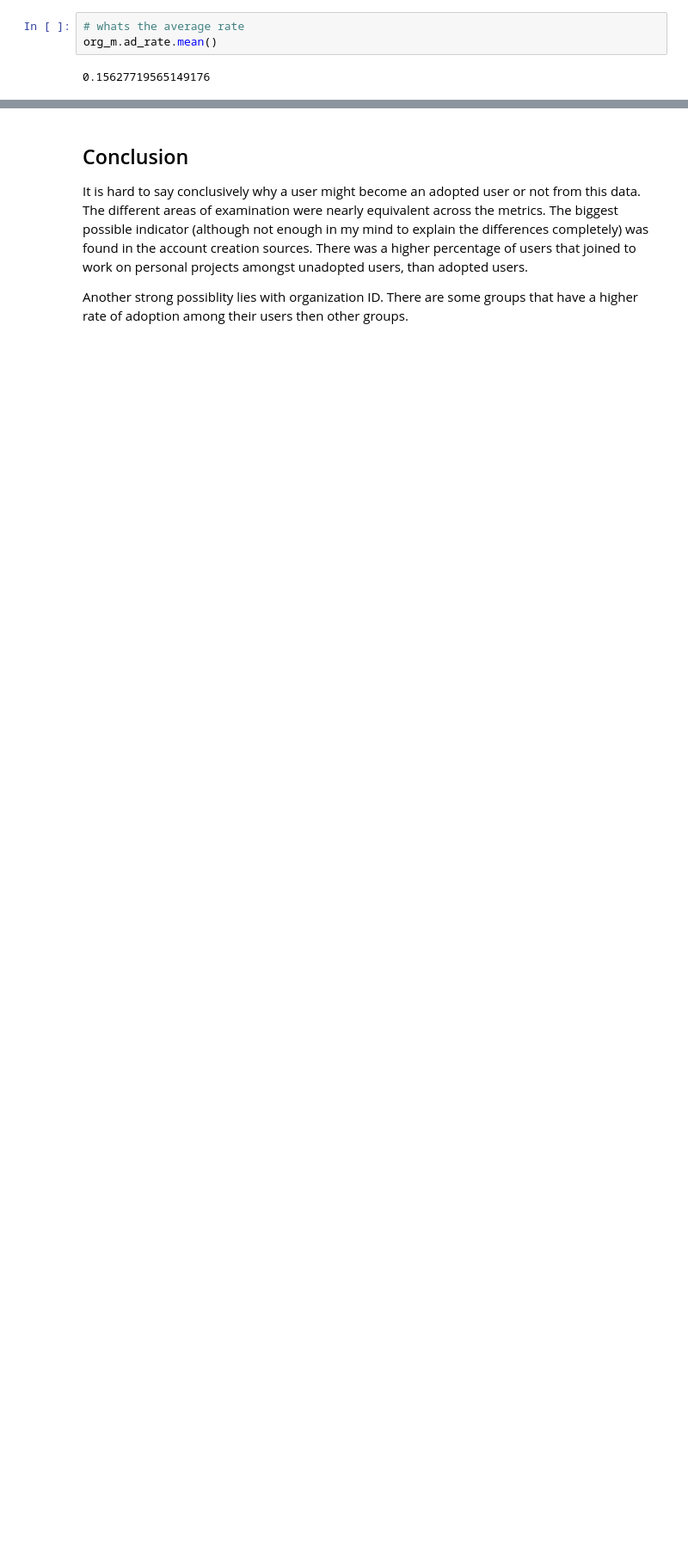
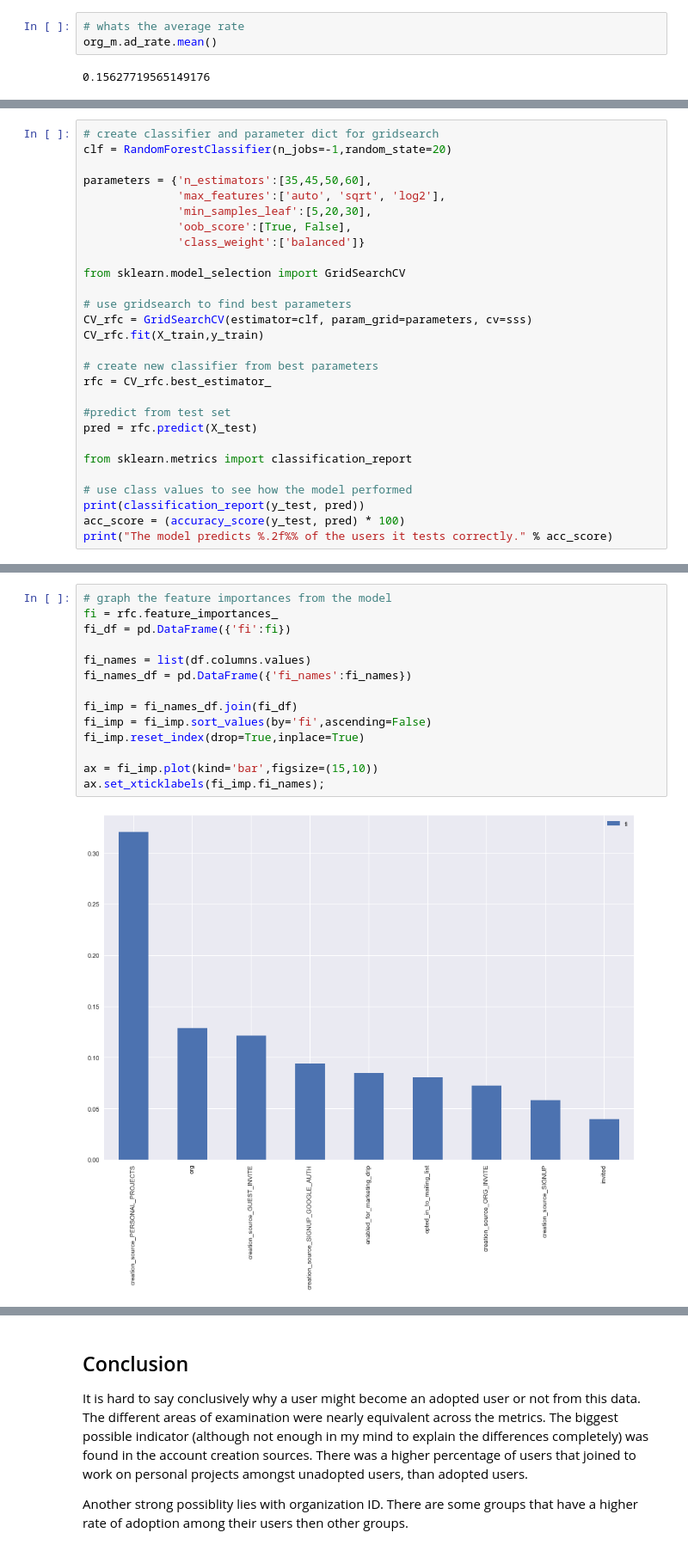
Before and after one commit to MPhillips55/Take_Home_Questions, a Jupyter notebook: relax_challenge/Relax Data Science Challenge.ipynb, the cells around one changed output, grey strips where cells are left out. Shown at 86% size. Cells and saved outputs as stored; diff of their text form; blank space fills up the shorter version.

```diff
--- a/relax_challenge/Relax Data Science Challenge.ipynb
+++ b/relax_challenge/Relax Data Science Challenge.ipynb
@@ -296,0 +375,28 @@ About 16%.
+# %%
+# create classifier and parameter dict for gridsearch
+clf = RandomForestClassifier(n_jobs=-1,random_state=20)
+
+parameters = {'n_estimators':[35,45,50,60],
+              'max_features':['auto', 'sqrt', 'log2'],
+              'min_samples_leaf':[5,20,30],
+              'oob_score':[True, False],
+              'class_weight':['balanced']}
+
+from sklearn.model_selection import GridSearchCV
+
+# use gridsearch to find best parameters
+CV_rfc = GridSearchCV(estimator=clf, param_grid=parameters, cv=sss)
+CV_rfc.fit(X_train,y_train)
+
+# create new classifier from best parameters
+rfc = CV_rfc.best_estimator_
+
+#predict from test set
+pred = rfc.predict(X_test)
+
+from sklearn.metrics import classification_report
+
+# use class values to see how the model performed
+print(classification_report(y_test, pred))
+acc_score = (accuracy_score(y_test, pred) * 100)
+print("The model predicts %.2f%% of the users it tests correctly." % acc_score)
@@ -296,0 +421,16 @@ About 16%.
+# %%
+# graph the feature importances from the model
+fi = rfc.feature_importances_
+fi_df = pd.DataFrame({'fi':fi})
+
+fi_names = list(df.columns.values)
+fi_names_df = pd.DataFrame({'fi_names':fi_names})
+
+fi_imp = fi_names_df.join(fi_df)
+fi_imp = fi_imp.sort_values(by='fi',ascending=False)
+fi_imp.reset_index(drop=True,inplace=True)
+
+ax = fi_imp.plot(kind='bar',figsize=(15,10))
+ax.set_xticklabels(fi_imp.fi_names);
+# %% [output]
+[figure, added]
```
Also changed, not shown: parts of 14 cells of this notebook.
